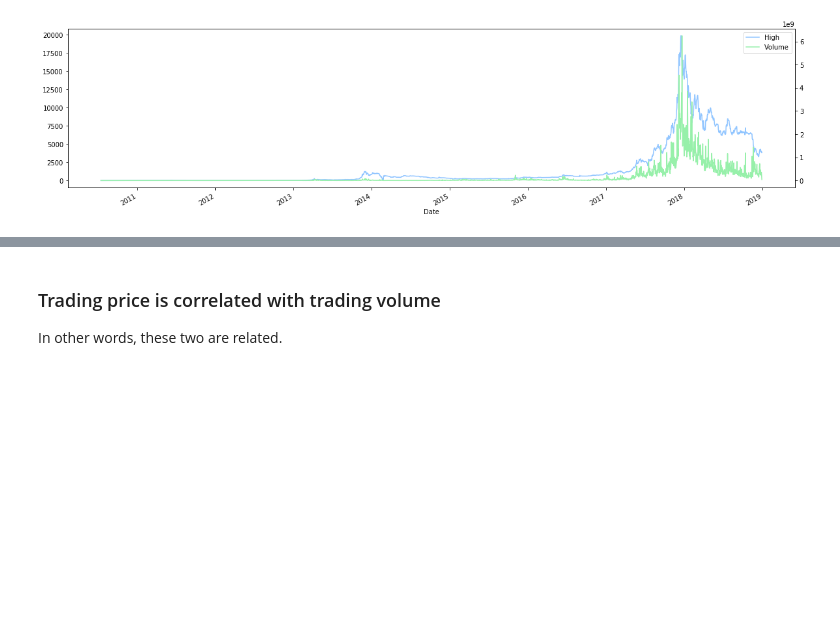
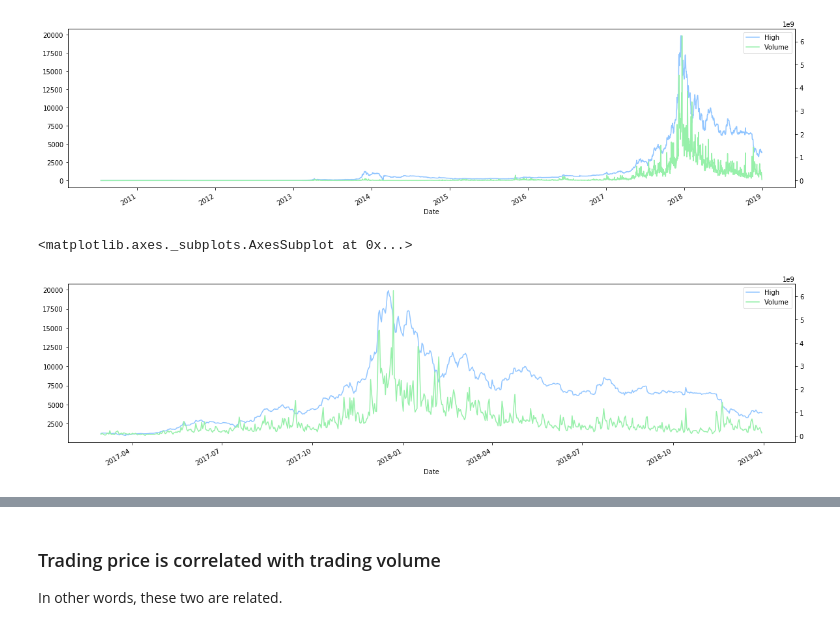
Before and after one commit to magicmathmandarin/IMO, a Jupyter notebook: Bitcoin Trade Time Series.ipynb, the cells around one changed output, grey strips where cells are left out. Cells and saved outputs as stored; diff of their text form; code cells hidden in the pictures; blank space fills up the shorter version.

Commit message:
visualizing different time periods

```diff
--- a/Bitcoin Trade Time Series.ipynb
+++ b/Bitcoin Trade Time Series.ipynb
@@ -98,3 +98,9 @@ blah[['High',"Volume"]].plot(secondary_y=['Volume'], mark_right=False, figsize=(
 # %% [output]
 <matplotlib.axes._subplots.AxesSubplot at 0x...>
 [figure]
+# %%
+latest_blah = pdr.get_data_yahoo('BTC-USD', start=datetime.datetime(2017, 3, 1), end=datetime.date.today())
+latest_blah[['High',"Volume"]].plot(secondary_y=['Volume'], mark_right=False, figsize=(20, 5))
+# %% [output]
+<matplotlib.axes._subplots.AxesSubplot at 0x...>
+[figure, added]
```
Also changed, not shown: parts of 1 cell of this notebook.
